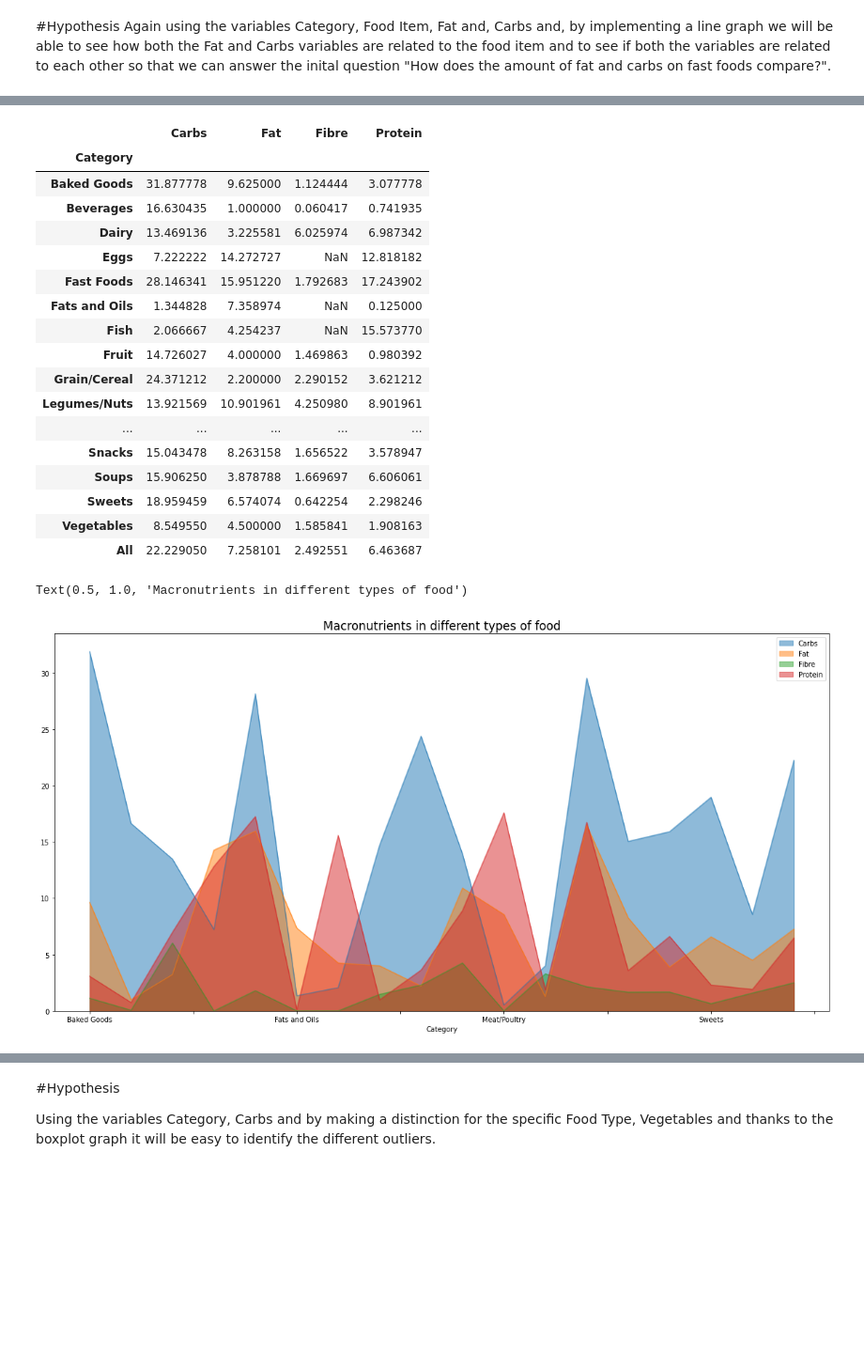
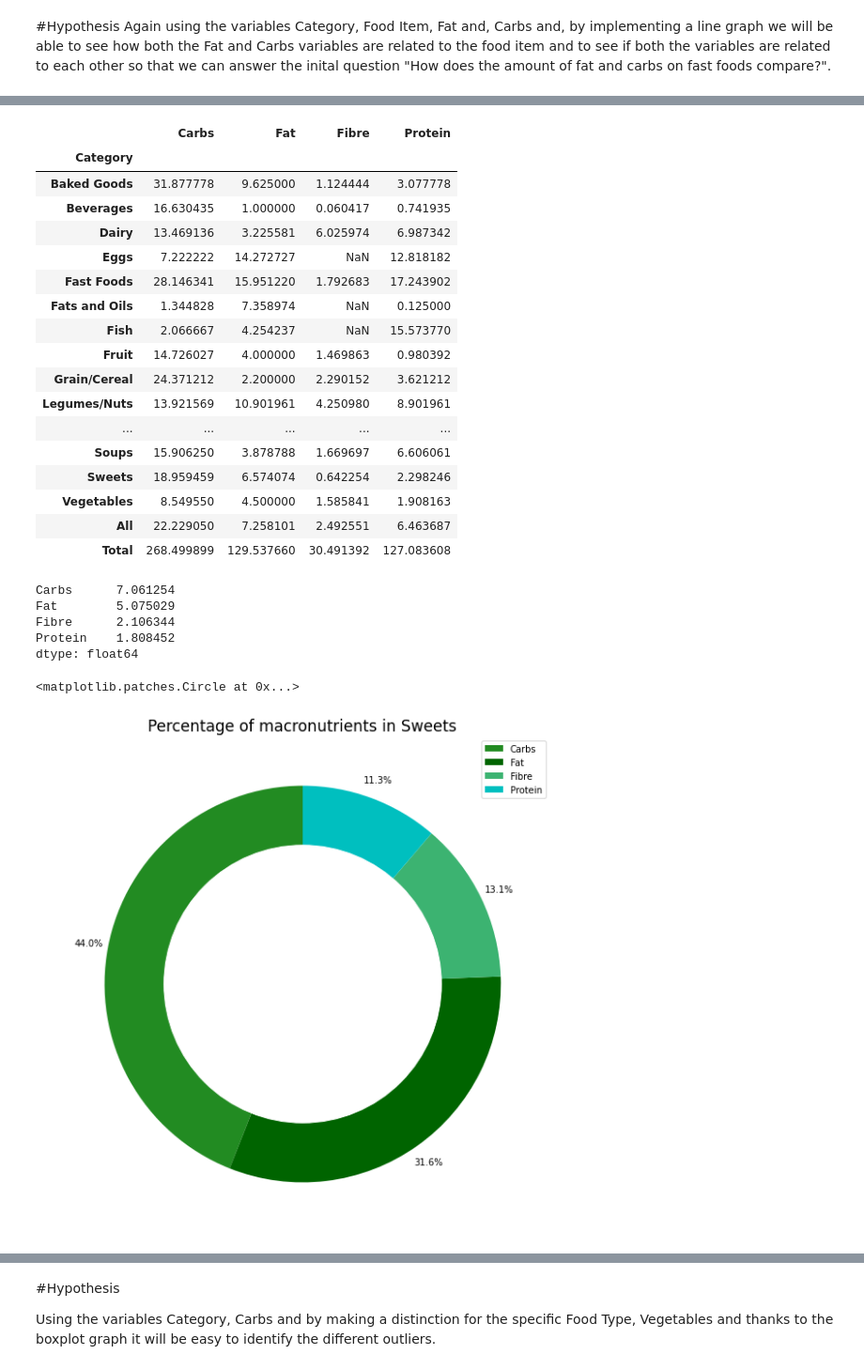
Before and after one commit to ValeriaSalinasB/Visualizacion-datos, a Jupyter notebook: Actividad9_VisDatos.ipynb, the cells around one changed output, grey strips where cells are left out. Shown at 94% size. Saved outputs shown, nothing was run; the diff lists cells and outputs as text; code cells hidden in the pictures; blank space fills up the shorter version.

```diff
--- a/Actividad9_VisDatos.ipynb
+++ b/Actividad9_VisDatos.ipynb
@@ -263,6 +264,7 @@ Thanks to the variables Category, Food Item, Fat, Protein, Fibre and, Carbs and
 # %%
-PV5=pd.pivot_table(index='Category',data=df,values= ['Protein', 'Fat','Carbs','Fibre'],margins=True)
-PV5
+x=pd.pivot_table(index='Category',data=df,values= ['Protein', 'Fat','Carbs','Fibre','Measure'],margins=True)
+x.loc['Total']=x.sum()
+x
 # %% [output]
 |  | Carbs | Fat | Fibre | Protein |
 | Category |  |  |  |  |
@@ -277,18 +279,41 @@ PV5
 | Grain/Cereal | 24.371212 | 2.200000 | 2.290152 | 3.621212 |
 | Legumes/Nuts | 13.921569 | 10.901961 | 4.250980 | 8.901961 |
 | ... | ... | ... | ... | ... |
-| Snacks | 15.043478 | 8.263158 | 1.656522 | 3.578947 |
 | Soups | 15.906250 | 3.878788 | 1.669697 | 6.606061 |
 | Sweets | 18.959459 | 6.574074 | 0.642254 | 2.298246 |
 | Vegetables | 8.549550 | 4.500000 | 1.585841 | 1.908163 |
 | All | 22.229050 | 7.258101 | 2.492551 | 6.463687 |
+| Total | 268.499899 | 129.537660 | 30.491392 | 127.083608 |
-# %%
-PV5.plot(kind='area',
-          stacked=False,
-          figsize=(20,10))
-plt.title('Macronutrients in different types of food',fontsize=17)
-# %% [output]
-Text(0.5, 1.0, 'Macronutrients in different types of food')
-[figure, removed]
+# %%
+x=x.loc['Sweets']/PVT.loc['Total']*100
+x
+# %% [output]
+Carbs      7.061254
+Fat        5.075029
+Fibre      2.106344
+Protein    1.808452
+dtype: float64
+# %%
+colors=['forestgreen', 'darkgreen','mediumseagreen','c']
+# %%
+
+x.plot(kind='pie',
+       labels=None,
+       label=' ',
+          stacked=False,
+          figsize=(20,10),
+        startangle=90,
+                     autopct='%1.1f%%',
+                     pctdistance=1.1,
+       colors=colors)
+plt.title('Macronutrients in different types of food',fontsize=17)
+plt.legend(labels=PVT,bbox_to_anchor=(1,1.0))
+plt.title('Percentage of macronutrients in Sweets', fontsize=17)
+circle = plt.Circle( (0,0), 0.7, color='white')
+p=plt.gcf()
+p.gca().add_artist(circle)
+# %% [output]
+<matplotlib.patches.Circle at 0x...>
+[figure, added]
 # %% [markdown]
 #Conclusion
```
Also changed, not shown: parts of 11 cells of this notebook.
